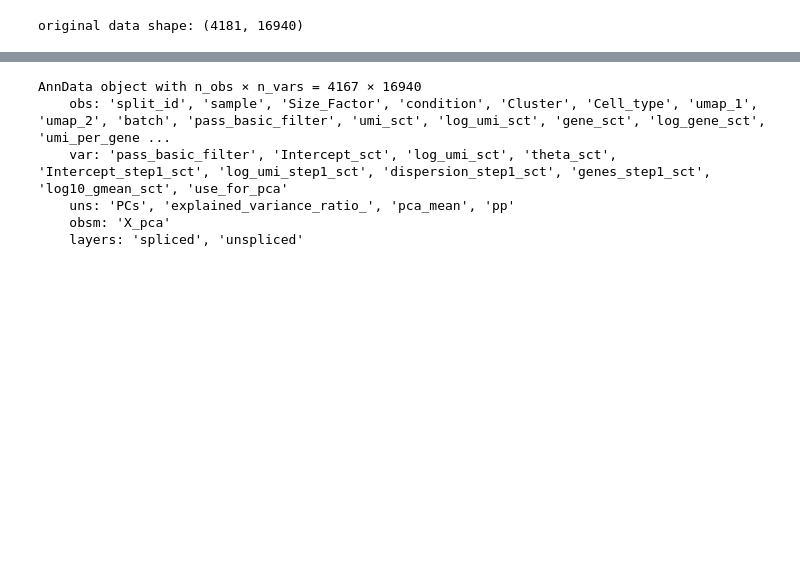
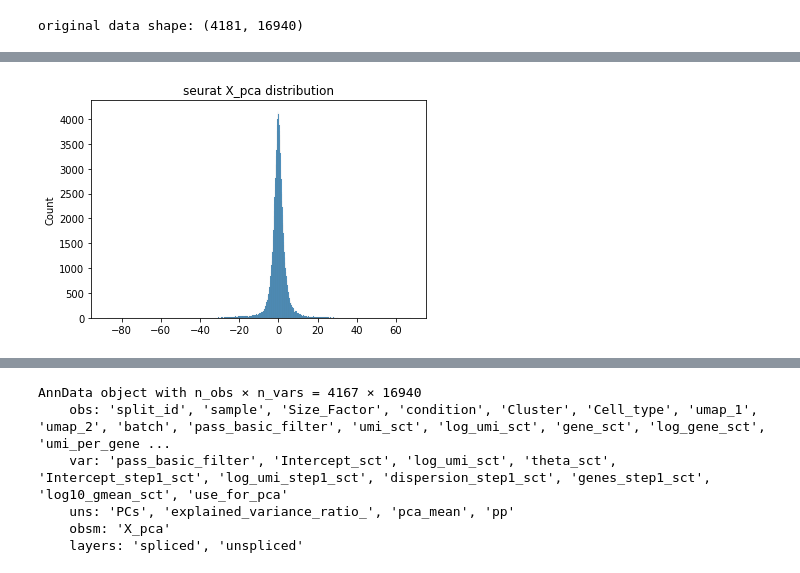
Before and after one commit to aristoteleo/dynamo-notebooks, a Jupyter notebook: normalization/seurat-sctransform-benchmark-zebrafish.ipynb, the cells around one changed output, grey strips where cells are left out. Drawn from its saved outputs; the diff is of its cells as text; code cells hidden in the pictures; blank space fills up the shorter version.

```diff
--- a/normalization/seurat-sctransform-benchmark-zebrafish.ipynb
+++ b/normalization/seurat-sctransform-benchmark-zebrafish.ipynb
@@ -43,3 +58,13 @@ sns.histplot(X_pca_arr)
+# %%
+X_pca_arr = seurat_X_pca.to_numpy().flatten()
+sns.histplot(X_pca_arr).set_title("seurat X_pca distribution")
+plt.show()
+# sns.histplot(seurat_residual_mean.to_numpy().flatten()).set_title("seurat residual mean")
+# plt.show()
+# sns.histplot(seurat_residual_variance.to_numpy().flatten()).set_title("seurat residual variance")
+# plt.show()
+# %% [output]
+[figure, added]
 # %%
 print(seurat_X_pca.shape)
 print(dyn_adata.shape)
```
Also changed, not shown: parts of 23 cells of this notebook, 2 other files.
